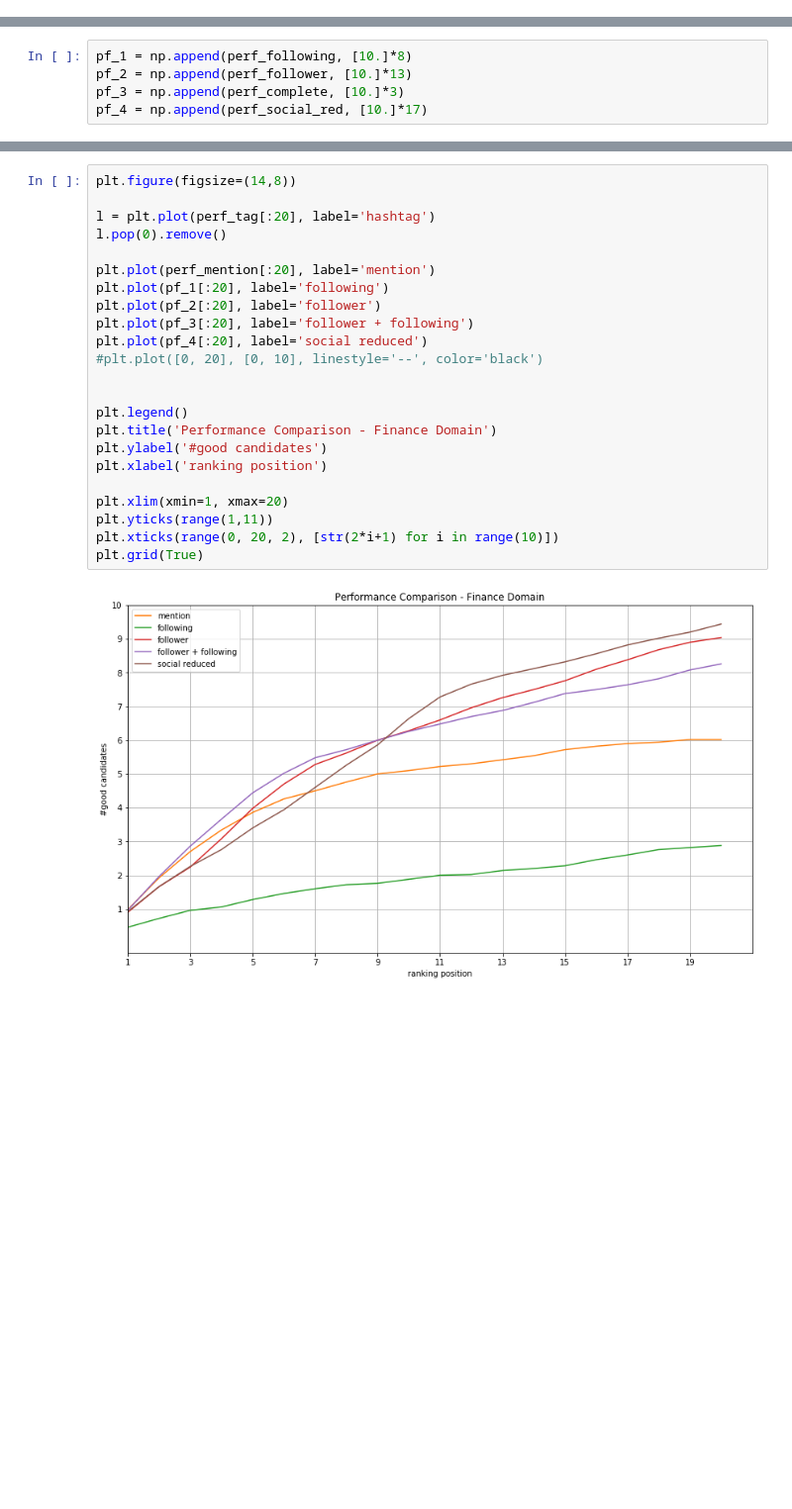
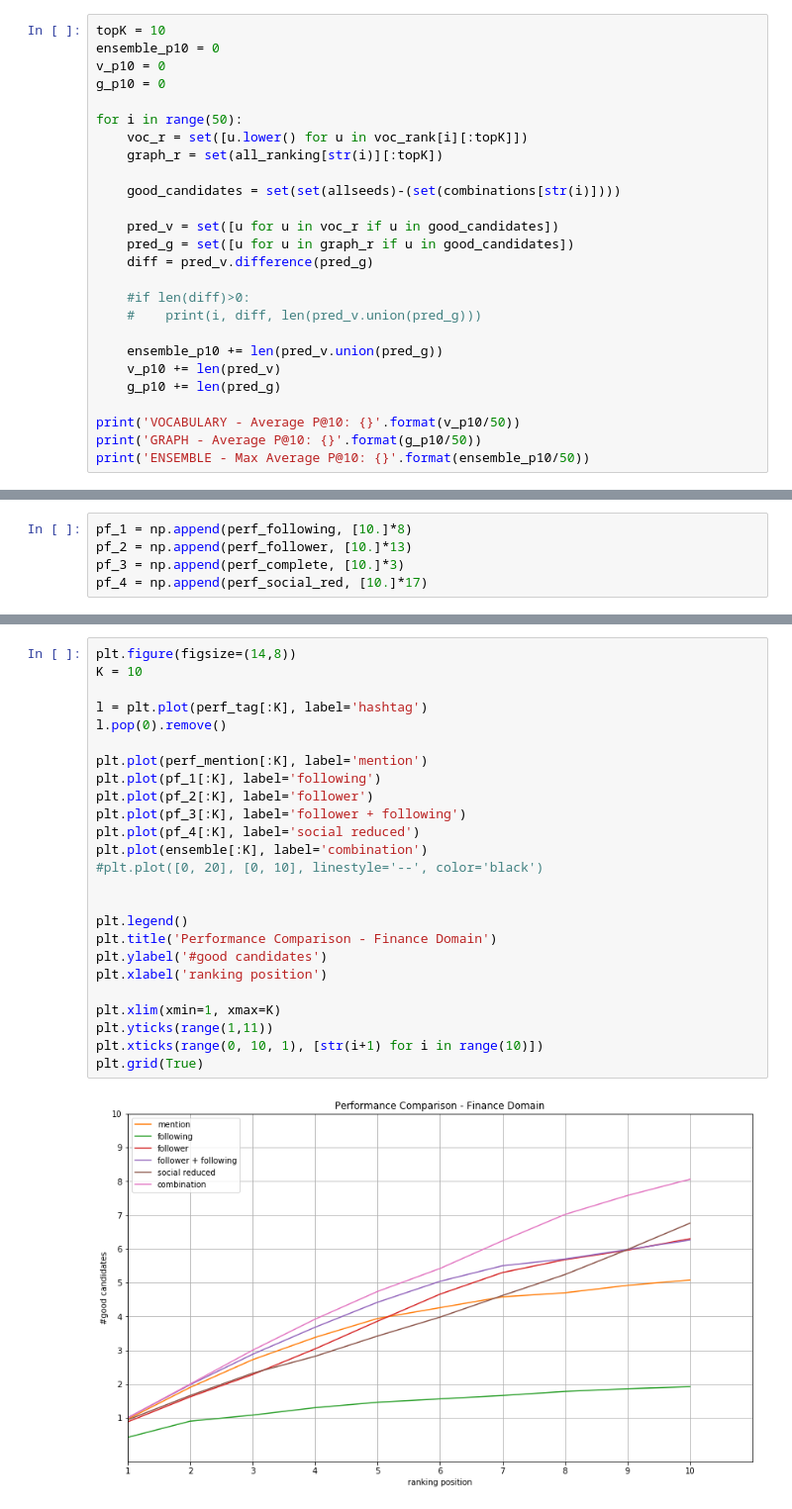
Before and after one commit to DataSciencePolimi/NetSKE, a Jupyter notebook: graphs/finance_20/Finance Domain - Test Network Features.ipynb, the cells around one changed output, grey strips where cells are left out. Shown at 99% size. Cells and saved outputs as stored; diff of their text form; blank space fills up the shorter version.

Commit message:
ensemble method for finance domain

```diff
--- a/graphs/finance_20/Finance Domain - Test Network Features.ipynb
+++ b/graphs/finance_20/Finance Domain - Test Network Features.ipynb
@@ -314,0 +328,26 @@ Average P@20: 9.04
+# %%
+topK = 10
+ensemble_p10 = 0
+v_p10 = 0
+g_p10 = 0
+
+for i in range(50):
+    voc_r = set([u.lower() for u in voc_rank[i][:topK]])
+    graph_r = set(all_ranking[str(i)][:topK])
+
+    good_candidates = set(set(allseeds)-(set(combinations[str(i)])))
+
+    pred_v = set([u for u in voc_r if u in good_candidates])
+    pred_g = set([u for u in graph_r if u in good_candidates])
+    diff = pred_v.difference(pred_g)
+
+    #if len(diff)>0:
+    #    print(i, diff, len(pred_v.union(pred_g)))
+
+    ensemble_p10 += len(pred_v.union(pred_g))
+    v_p10 += len(pred_v)
+    g_p10 += len(pred_g)
+
+print('VOCABULARY - Average P@10: {}'.format(v_p10/50))
+print('GRAPH - Average P@10: {}'.format(g_p10/50))
+print('ENSEMBLE - Max Average P@10: {}'.format(ensemble_p10/50))
@@ -408,25 +496,27 @@ plt.grid(True)
 # %%
 plt.figure(figsize=(14,8))
+K = 10
 
-l = plt.plot(perf_tag[:20], label='hashtag')
+l = plt.plot(perf_tag[:K], label='hashtag')
 l.pop(0).remove()
 
-plt.plot(perf_mention[:20], label='mention')
-plt.plot(pf_1[:20], label='following')
-plt.plot(pf_2[:20], label='follower')
-plt.plot(pf_3[:20], label='follower + following')
-plt.plot(pf_4[:20], label='social reduced')
+plt.plot(perf_mention[:K], label='mention')
+plt.plot(pf_1[:K], label='following')
+plt.plot(pf_2[:K], label='follower')
+plt.plot(pf_3[:K], label='follower + following')
+plt.plot(pf_4[:K], label='social reduced')
+plt.plot(ensemble[:K], label='combination')
 #plt.plot([0, 20], [0, 10], linestyle='--', color='black')
 
 
 plt.legend()
 plt.title('Performance Comparison - Finance Domain')
 plt.ylabel('#good candidates')
 plt.xlabel('ranking position')
 
-plt.xlim(xmin=1, xmax=20)
+plt.xlim(xmin=1, xmax=K)
 plt.yticks(range(1,11))
-plt.xticks(range(0, 20, 2), [str(2*i+1) for i in range(10)])
+plt.xticks(range(0, 10, 1), [str(i+1) for i in range(10)])
 plt.grid(True)
 # %% [output]
-[figure, old version]
+[figure, new version]
```
Also changed, not shown: parts of 28 cells of this notebook, 4 other files.
